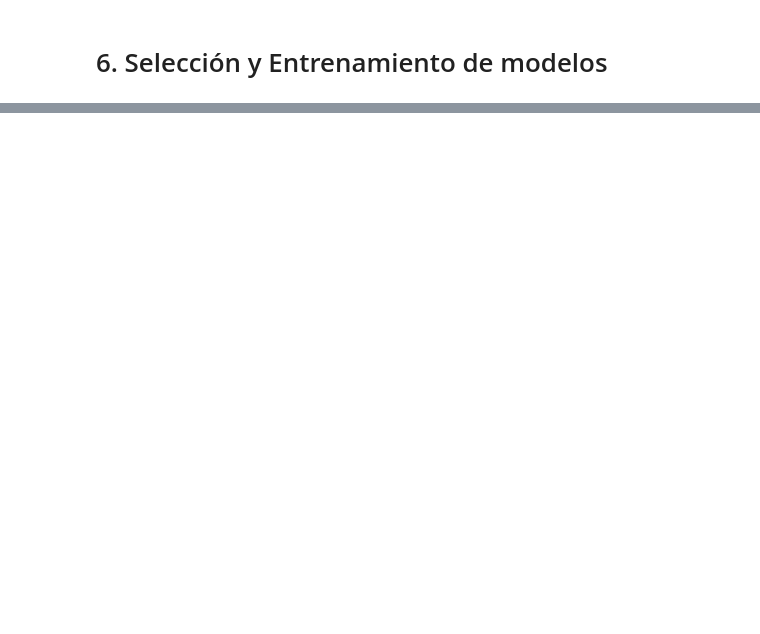
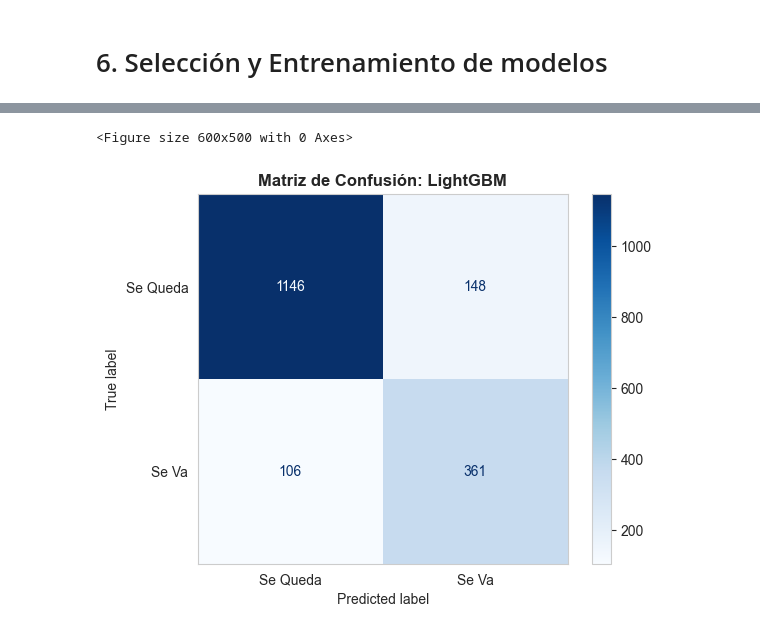
Before and after one commit to Juanhv24/Telecom, a Jupyter notebook: Notebooks/telecom.ipynb, the cells around one changed output, grey strips where cells are left out. Cells and saved outputs as stored; diff of their text form; code cells hidden in the pictures; blank space fills up the shorter version.

```diff
--- a/Notebooks/telecom.ipynb
+++ b/Notebooks/telecom.ipynb
@@ -549,0 +350,78 @@ Para reducir la tasa de cancelación, se sugieren las siguientes acciones basada
+# %%
+# ---------------------------------------------------
+# 6.1 Entrenamiento
+# ---------------------------------------------------
+results_store = []
+best_global_score = 0
+best_global_model = None
+best_global_name = ''
+
+print ('\n---Entrenando Modelos---')
+for entry in grids:
+    print (f'   🕰️ Entrenando {entry['name']}...')
+    gs = GridSearchCV(entry['pipeline'], entry['params'], cv=5, scoring='roc_auc', n_jobs=-1)
+    gs.fit (X_train, y_train)
+
+    score = gs.best_score_
+    results_store.append ({'Modelo':entry['name'], 'AUC_Validacion': score})
+
+    if score > best_global_score:
+        best_global_score = score
+        best_global_model = gs.best_estimator_
+        best_global_name = entry['name']
+
+print (f'Mejor modelo: {best_global_name} (AUC: {best_global_score:.4f})')
+display(pd.DataFrame(results_store).sort_values(by='AUC_Validacion', ascending=False))
+
+# ---------------------------------------------------
+# 6.2 Evaluación final
+# ---------------------------------------------------
+print (f'\n ---Resultados Finales ({best_global_name}---)')
+
+# Predicciones finales
+test_preds = best_global_model.predict(X_test)
+test_probs = best_global_model.predict_proba(X_test)[:,1]
+
+# Calcular AUC
+auc_final = roc_auc_score(y_test, test_probs)
+print (f'\n🏆 AUC-ROC Final en Test Set: {auc_final:.4f}')
+
+# Reporte de clasificación
+print("\n--- Reporte de Clasificación ---")
+print(classification_report(y_test, test_preds))
+
+# Matriz de Confusión
+cm = confusion_matrix(y_test, test_preds)
+plt.figure (figsize=(6,5))
+disp = ConfusionMatrixDisplay(confusion_matrix=cm, display_labels=['Se Queda', 'Se Va'])
+disp.plot (cmap='Blues', values_format='d')
+plt.title (f'Matriz de Confusión: {best_global_name}', fontweight='bold')
+plt.grid (False)
+plt.show ()
+
+# SHAP
+if 'Random Forest' in best_global_name or 'LightGBM' in best_global_name:
+    print("\n🔍 Generando SHAP...")
+    try:
+        model_step = best_global_model.named_steps['clf']
+        prep_step = best_global_model.named_steps['prep']
+
+        X_test_trans = prep_step.transform(X_test)
+        if hasattr(X_test_trans, 'toarray'): X_test_trans = X_test_trans.toarray()
+
+        feat_names = num_cols + list(prep_step.named_transformers_['cat'].get_feature_names_out(cat_cols))
+
+        explainer = shap.TreeExplainer(model_step)
+        shap_values = explainer.shap_values(X_test_trans)
+
+        if isinstance(shap_values, list): vals = shap_values[1]
+        elif len(shap_values.shape) == 3: vals = shap_values[:, :, 1]
+        else: vals = shap_values
+
+        plt.figure(figsize=(10, 8))
+        shap.summary_plot(vals, X_test_trans, feature_names=feat_names, show=False)
+        plt.title("SHAP Summary")
+        plt.show()
+    except Exception as e:
+        print(f"No se pudo generar SHAP: {e}")
+# %% [output]
@@ -549,0 +450,2 @@ Para reducir la tasa de cancelación, se sugieren las siguientes acciones basada
+<Figure size 600x500 with 0 Axes>
+[figure, added]
```
Also changed, not shown: parts of 13 cells of this notebook.
